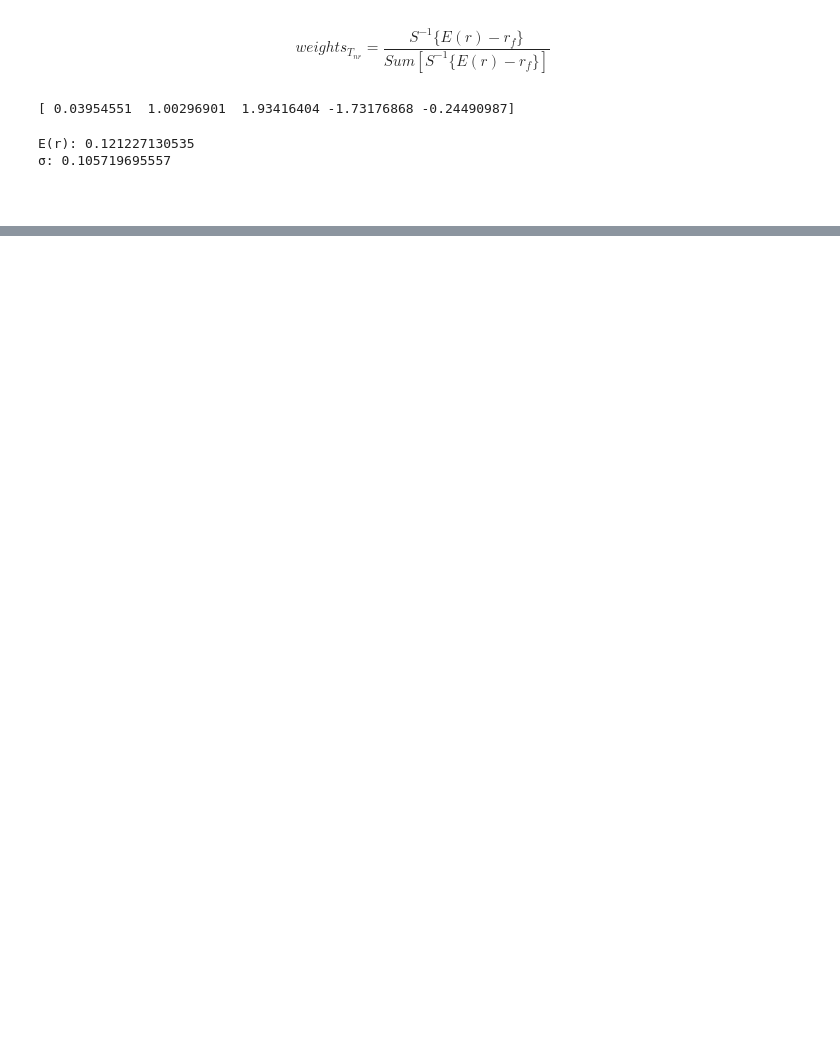
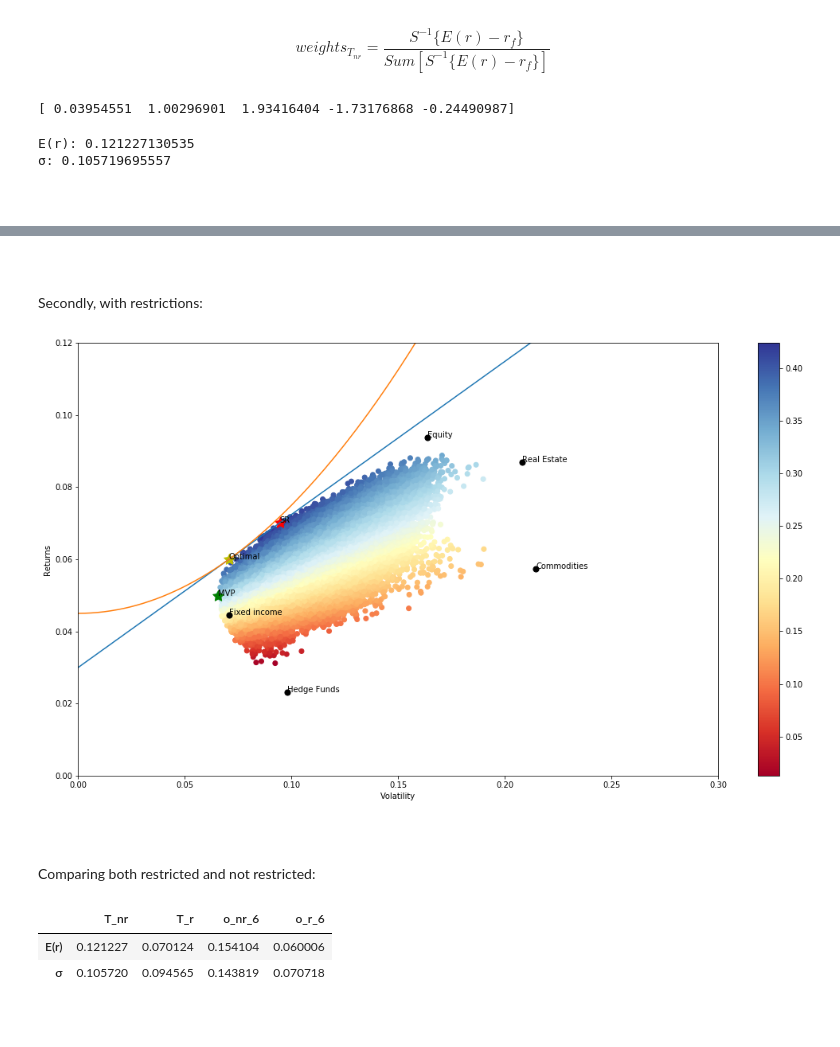
Before and after one commit to boturon/NovaSBE_Courses, a Jupyter notebook: finance/case_2/deliverable.ipynb, the cells around one changed output, grey strips where cells are left out. Cells and saved outputs as stored; diff of their text form; code cells hidden in the pictures; blank space fills up the shorter version.

Commit message:
Add question 1-3

```diff
--- a/finance/case_2/deliverable.ipynb
+++ b/finance/case_2/deliverable.ipynb
@@ -177,0 +238,14 @@ for i in range(num_portfolios):
+# %%
+# Define function that outputs E(r) and std for a given aversion level
+def Optimal_ret_and_std_per_gamma(E_r_T, std_T, gamma_value):
+    # Calculate the weight of T on the optimal portfolio
+    w_T = (E_r_T-r_f)/(gamma_value*(std_T**2))
+
+    # Get expected return of the optimal portfolio
+    E_r_o = w_T*E_r_T + (1-w_T)*r_f
+
+    # Get standard deviation of the optimal portfolio
+    std_o = w_T*std_T
+
+    # Indicate the otputs of the function
+    return(w_T, E_r_o, std_o)
@@ -177,0 +270,65 @@ for i in range(num_portfolios):
+# %% [markdown]
+<br>
+# %% [markdown]
+Secondly, with restrictions:
+# %%
+# Run the function with the E(r), std, and gamma specific to restrictions
+w_T_r, E_r_o_r , std_o_r = Optimal_ret_and_std_per_gamma(E_r_T_r, std_T_r, gamma)
+
+# Add the results to the compare_table
+question_3['o_r_6'] = [E_r_o_r, std_o_r]
+# %%
+def graph_formulas(formula, x_range):
+    x = np.array(x_range)
+    y = formula(x)
+    plt.plot(x, y)
+
+# Set configuration of the graph
+plt.figure(figsize=(18, 10))
+plt.xlabel('Volatility')
+plt.ylabel('Returns')
+plt.ylim((0.00,0.12))
+plt.xlim((0.00,0.3))
+
+# Create scatter plot coloured by Sharpe Ratio
+plt.scatter(results_table_r.stdev,results_table_r.ret,c=results_table_r.sharpe,cmap='RdYlBu')
+plt.colorbar()
+
+# Add classes
+plt.scatter(sample_indicators['std'], sample_indicators['mean'], marker="o",color='xkcd:black',s=50)
+for i, txt in enumerate(data.columns.tolist()):
+    plt.annotate(txt, (sample_indicators['std'].tolist()[i],sample_indicators['mean'].tolist()[i]))
+
+# Plot green star to highlight position of minimum variance portfolio
+plt.scatter(min_vol_r[1],min_vol_r[0],marker=(5,1,0),color='g',s=200)
+plt.annotate('MVP', (min_vol_r[1],min_vol_r[0]))
+
+# Plot red star to highlight position of portfolio with highest Sharpe Ratio
+plt.scatter(max_sharpe_r[1],max_sharpe_r[0],marker=(5,1,0),color='r',s=200)
+plt.annotate('SR', (max_sharpe_r[1],max_sharpe_r[0]))
+
+# Add CML line
+graph_formulas(lambda x: (r_f + (max_sharpe_r[0]-r_f)*(x/max_sharpe_r[1])), np.linspace(0.0,0.3, 100))
+
+# Add optimal portfolio
+plt.scatter(std_o_r,E_r_o_r,marker=(5,1,0),color='y',s=200)
+plt.annotate('Optimal', (std_o_r,E_r_o_r))
+
+# Add investors utility curve
+graph_formulas(lambda x: ((E_r_o_r - gamma*(std_o_r**2)/2)+gamma*(x**2)/2), np.linspace(0.0,0.3, 100))
+
+plt.show();
+# %% [output]
+[figure, added]
+# %% [markdown]
+<br>
+# %% [markdown]
+Comparing both restricted and not restricted:
+# %%
+question_3
+# %% [output]
+|  | T_nr | T_r | o_nr_6 | o_r_6 |
+| E(r) | 0.121227 | 0.070124 | 0.154104 | 0.060006 |
+| σ | 0.105720 | 0.094565 | 0.143819 | 0.070718 |
+# %% [markdown]
+<br>
```
Also changed, not shown: parts of 35 cells of this notebook.
